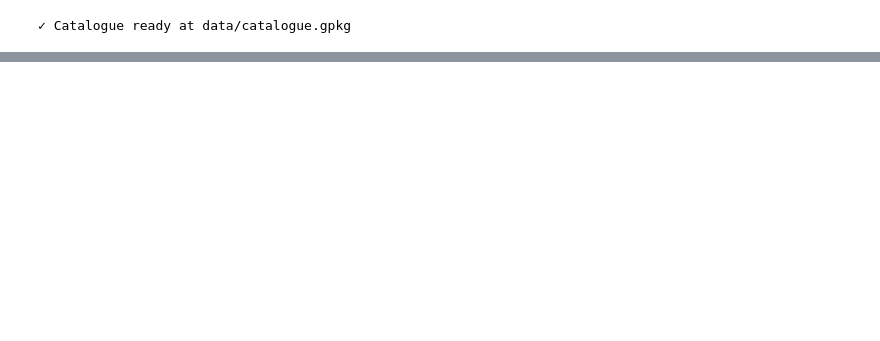
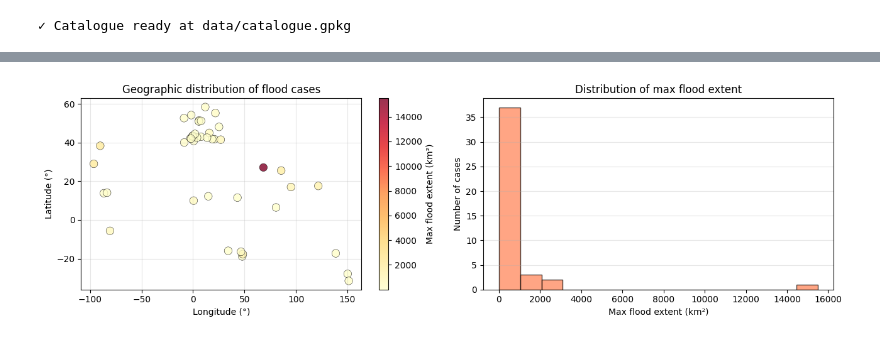
Before and after one commit to opageo/atlantis, a Jupyter notebook: notebooks/drafts/kurosiwo_eda.ipynb, the cells around one changed output, grey strips where cells are left out. Saved outputs shown, nothing was run; the diff lists cells and outputs as text; code cells hidden in the pictures; blank space fills up the shorter version.

```diff
--- a/notebooks/drafts/kurosiwo_eda.ipynb
+++ b/notebooks/drafts/kurosiwo_eda.ipynb
@@ -391,0 +319,29 @@ Top 10 largest flood events (by patch count):
+# %%
+# Where are the flood cases located and how big are their footprints?
+vis = flood_case_df.copy()
+vis['lat_span'] = vis['lat_max'] - vis['lat_min']
+vis['lon_span'] = vis['lon_max'] - vis['lon_min']
+vis['center_lon'] = (vis['lon_min'] + vis['lon_max']) / 2
+vis['center_lat'] = (vis['lat_min'] + vis['lat_max']) / 2
+
+fig, (ax1, ax2) = plt.subplots(1, 2, figsize=(13, 4))
+
+sc = ax1.scatter(vis['center_lon'], vis['center_lat'],
+                 s=80, c=vis['max_flood_extent_km2'], cmap='YlOrRd',
+                 edgecolors='black', linewidth=0.4, alpha=0.8)
+plt.colorbar(sc, ax=ax1, label='Max flood extent (km²)')
+ax1.set_xlabel('Longitude (°)')
+ax1.set_ylabel('Latitude (°)')
+ax1.set_title('Geographic distribution of flood cases')
+ax1.grid(alpha=0.3)
+
+ax2.hist(vis['max_flood_extent_km2'], bins=15, color='coral', edgecolor='black', alpha=0.7)
+ax2.set_xlabel('Max flood extent (km²)')
+ax2.set_ylabel('Number of cases')
+ax2.set_title('Distribution of max flood extent')
+ax2.grid(axis='y', alpha=0.3)
+
+plt.tight_layout()
+plt.show()
+# %% [output]
+[figure, added]
```
Also changed, not shown: parts of 27 cells of this notebook, 1 other file.
